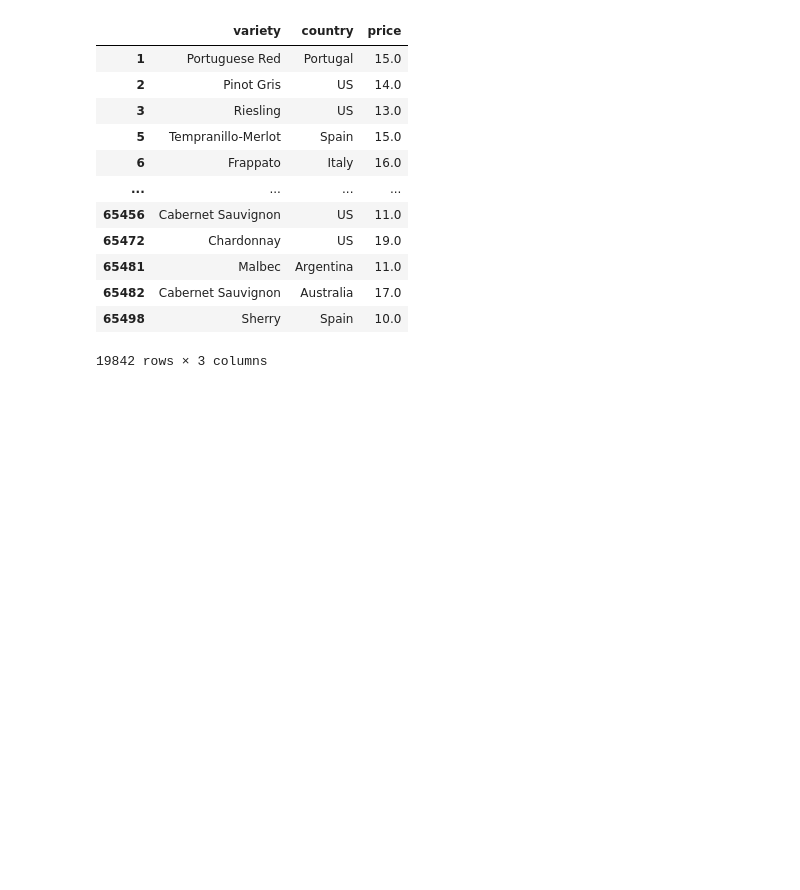
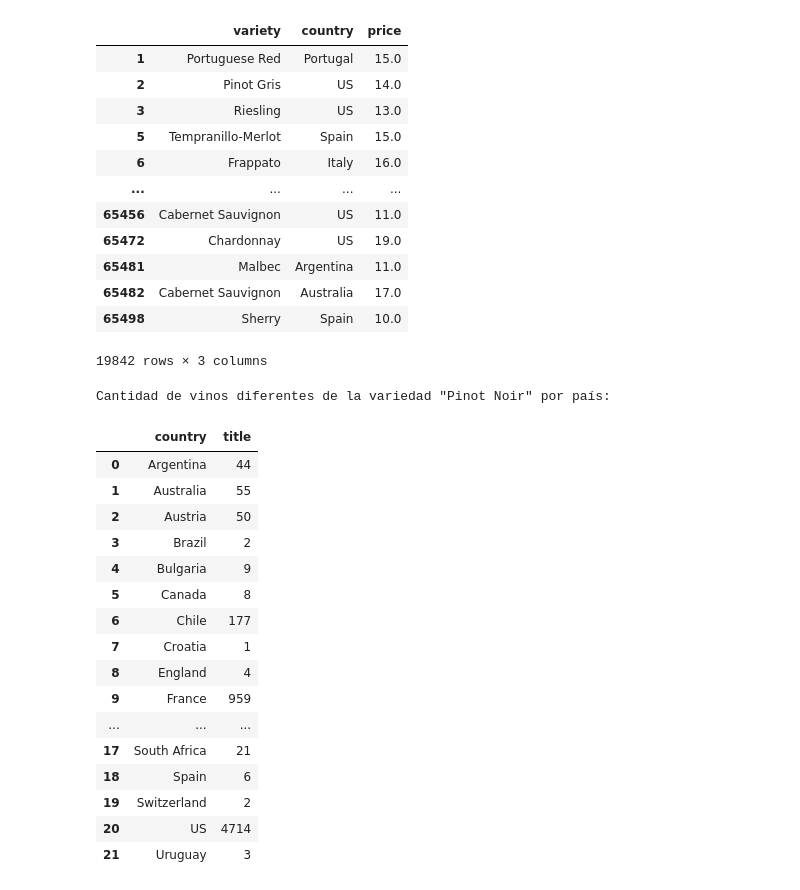
Before and after one commit to eddelojeda/curso-prop-mcd-programacion, a Jupyter notebook: Intro-pandas-EddelOjeda.ipynb, the cells around one changed output. Cells and saved outputs as stored; diff of their text form; code cells hidden in the pictures; blank space fills up the shorter version.

```diff
--- a/Intro-pandas-EddelOjeda.ipynb
+++ b/Intro-pandas-EddelOjeda.ipynb
@@ -668,3 +668,27 @@ display(df_pless20 )
 | 65482 | Cabernet Sauvignon | Australia | 17.0 |
 | 65498 | Sherry | Spain | 10.0 |
 19842 rows × 3 columns
+# %%
+# Ejercicio 7
+
+print('Cantidad de vinos diferentes de la variedad "Pinot Noir" por país:\n')
+df_winmag[df_winmag['variety'] == 'Pinot Noir'].groupby('country')['title'].nunique().reset_index()
+# %% [output]
+Cantidad de vinos diferentes de la variedad "Pinot Noir" por país:
+|  | country | title |
+| 0 | Argentina | 44 |
+| 1 | Australia | 55 |
+| 2 | Austria | 50 |
+| 3 | Brazil | 2 |
+| 4 | Bulgaria | 9 |
+| 5 | Canada | 8 |
+| 6 | Chile | 177 |
+| 7 | Croatia | 1 |
+| 8 | England | 4 |
+| 9 | France | 959 |
+| ... | ... | ... |
+| 17 | South Africa | 21 |
+| 18 | Spain | 6 |
+| 19 | Switzerland | 2 |
+| 20 | US | 4714 |
+| 21 | Uruguay | 3 |
```
